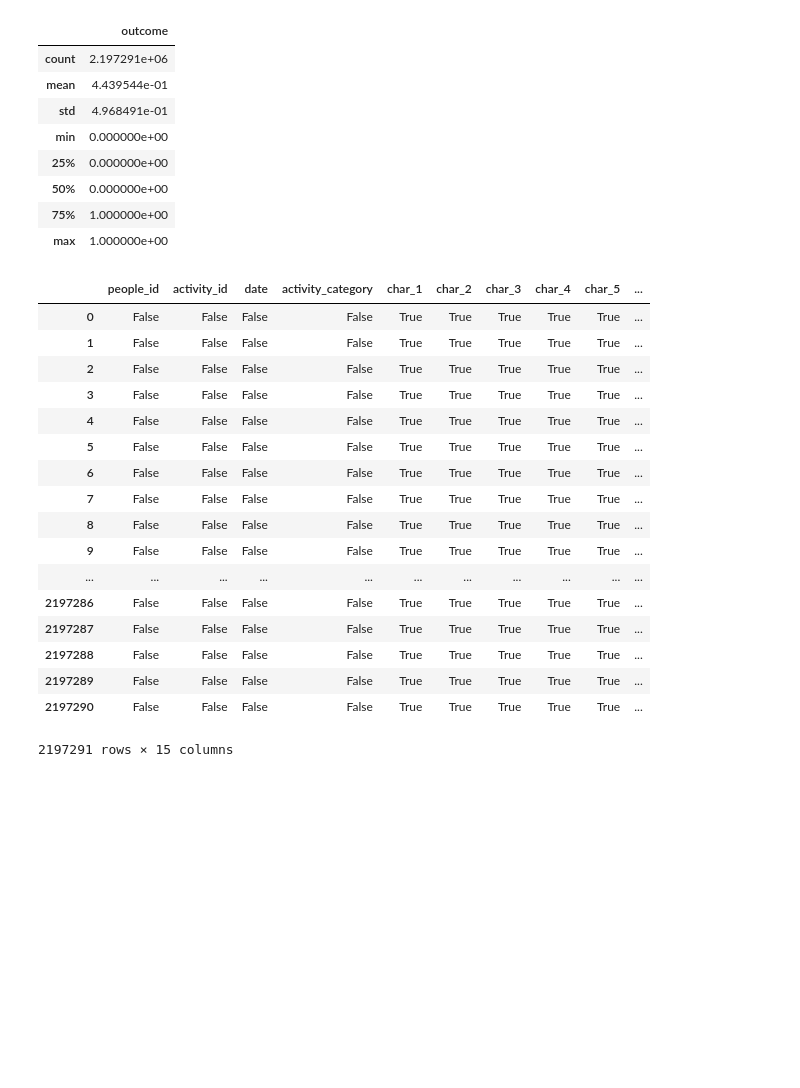
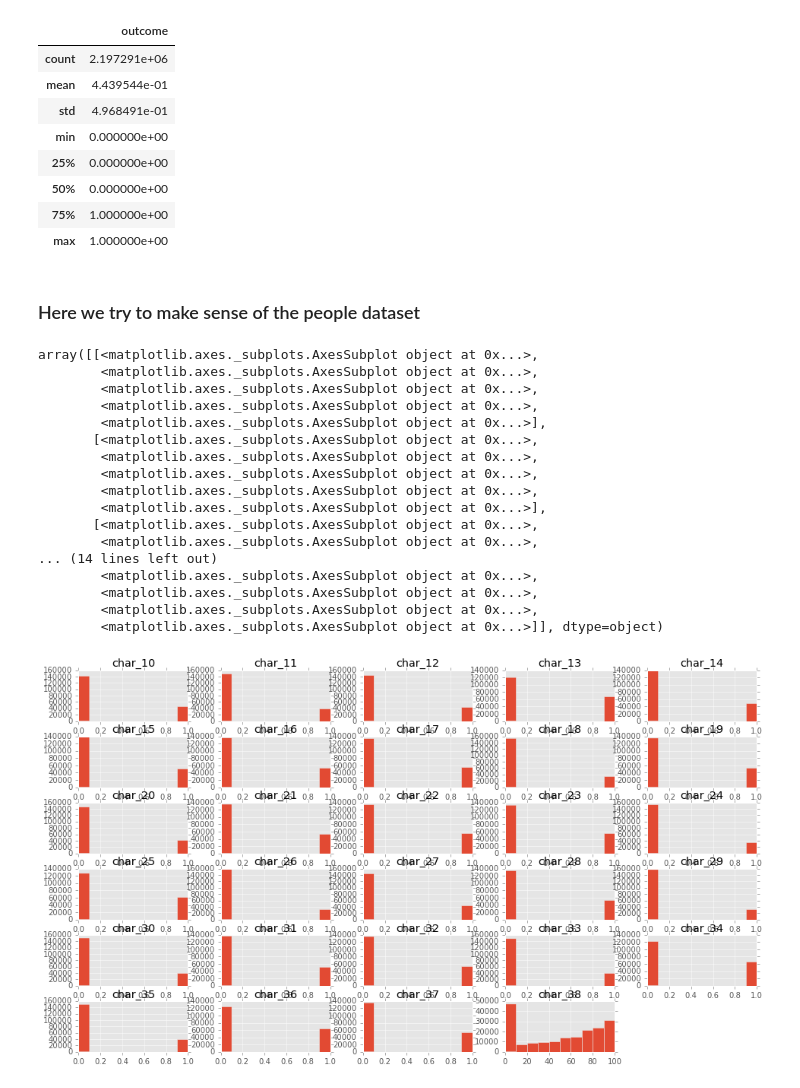
Before and after one commit to eleijonmarck/redhat-kaggle, a Jupyter notebook: notebooks/pythonplaybook.ipynb, the cells around one changed output. Cells and saved outputs as stored; diff of their text form; code cells hidden in the pictures; blank space fills up the shorter version.

Commit message:
trying to plot the people dataset

```diff
--- a/notebooks/pythonplaybook.ipynb
+++ b/notebooks/pythonplaybook.ipynb
@@ -50,24 +116,26 @@ df_act_train.describe()
 | 50% | 0.000000e+00 |
 | 75% | 1.000000e+00 |
 | max | 1.000000e+00 |
-# %%
-df_act_train.
-# %% [output]
-|  | people_id | activity_id | date | activity_category | char_1 | char_2 | char_3 | char_4 | char_5 | ... |
-| 0 | False | False | False | False | True | True | True | True | True | ... |
-| 1 | False | False | False | False | True | True | True | True | True | ... |
-| 2 | False | False | False | False | True | True | True | True | True | ... |
-| 3 | False | False | False | False | True | True | True | True | True | ... |
-| 4 | False | False | False | False | True | True | True | True | True | ... |
-| 5 | False | False | False | False | True | True | True | True | True | ... |
-| 6 | False | False | False | False | True | True | True | True | True | ... |
-| 7 | False | False | False | False | True | True | True | True | True | ... |
-| 8 | False | False | False | False | True | True | True | True | True | ... |
-| 9 | False | False | False | False | True | True | True | True | True | ... |
-| ... | ... | ... | ... | ... | ... | ... | ... | ... | ... | ... |
-| 2197286 | False | False | False | False | True | True | True | True | True | ... |
-| 2197287 | False | False | False | False | True | True | True | True | True | ... |
-| 2197288 | False | False | False | False | True | True | True | True | True | ... |
-| 2197289 | False | False | False | False | True | True | True | True | True | ... |
-| 2197290 | False | False | False | False | True | True | True | True | True | ... |
-2197291 rows × 15 columns
+# %% [markdown]
+### Here we try to make sense of the people dataset
+# %%
+df_people.hist()
+# %% [output]
+array([[<matplotlib.axes._subplots.AxesSubplot object at 0x...>,
+        <matplotlib.axes._subplots.AxesSubplot object at 0x...>,
+        <matplotlib.axes._subplots.AxesSubplot object at 0x...>,
+        <matplotlib.axes._subplots.AxesSubplot object at 0x...>,
+        <matplotlib.axes._subplots.AxesSubplot object at 0x...>],
+       [<matplotlib.axes._subplots.AxesSubplot object at 0x...>,
+        <matplotlib.axes._subplots.AxesSubplot object at 0x...>,
+        <matplotlib.axes._subplots.AxesSubplot object at 0x...>,
+        <matplotlib.axes._subplots.AxesSubplot object at 0x...>,
+        <matplotlib.axes._subplots.AxesSubplot object at 0x...>],
+       [<matplotlib.axes._subplots.AxesSubplot object at 0x...>,
+        <matplotlib.axes._subplots.AxesSubplot object at 0x...>,
+... (14 lines left out)
+        <matplotlib.axes._subplots.AxesSubplot object at 0x...>,
+        <matplotlib.axes._subplots.AxesSubplot object at 0x...>,
+        <matplotlib.axes._subplots.AxesSubplot object at 0x...>,
+        <matplotlib.axes._subplots.AxesSubplot object at 0x...>]], dtype=object)
+[figure, added]
```
Also changed, not shown: parts of 10 cells of this notebook.
